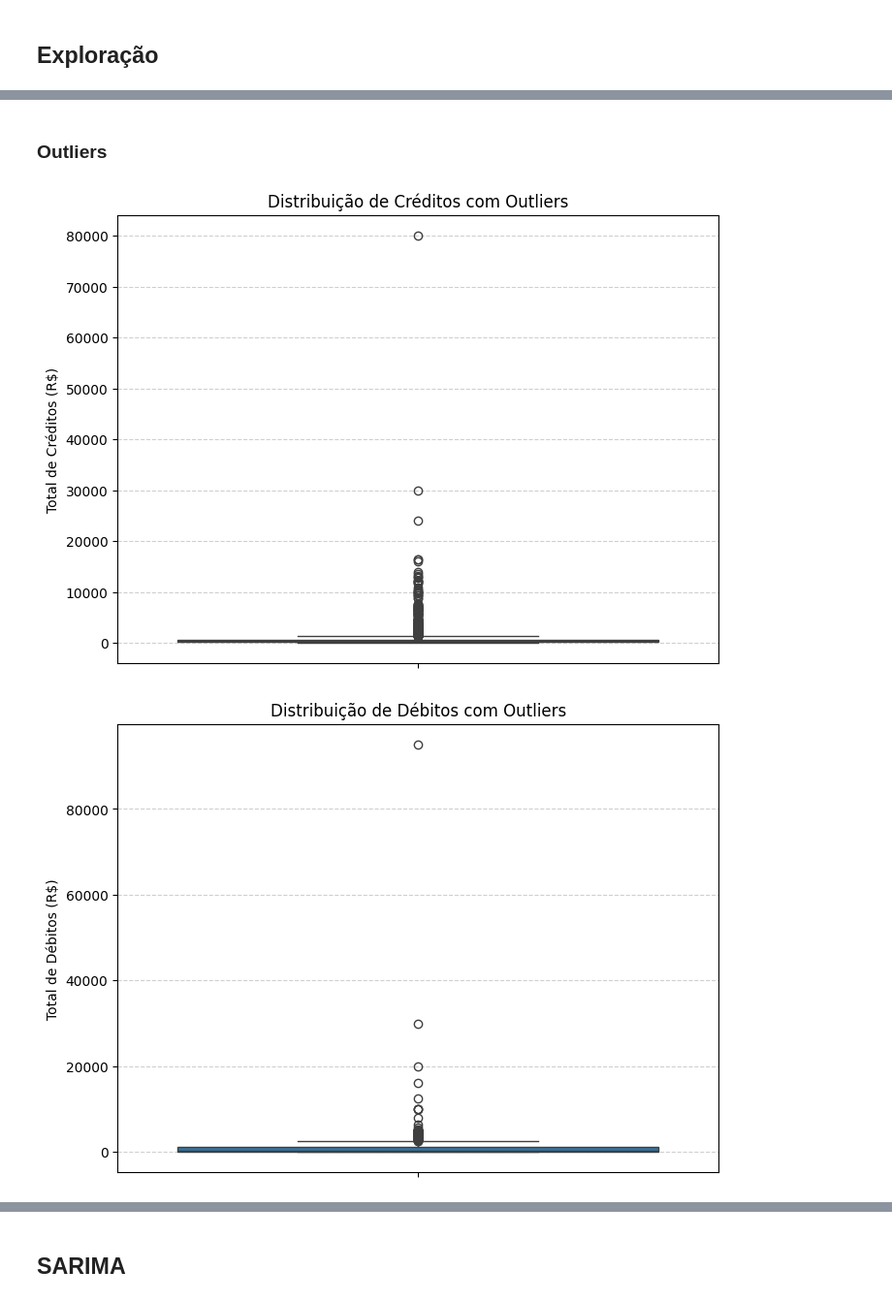
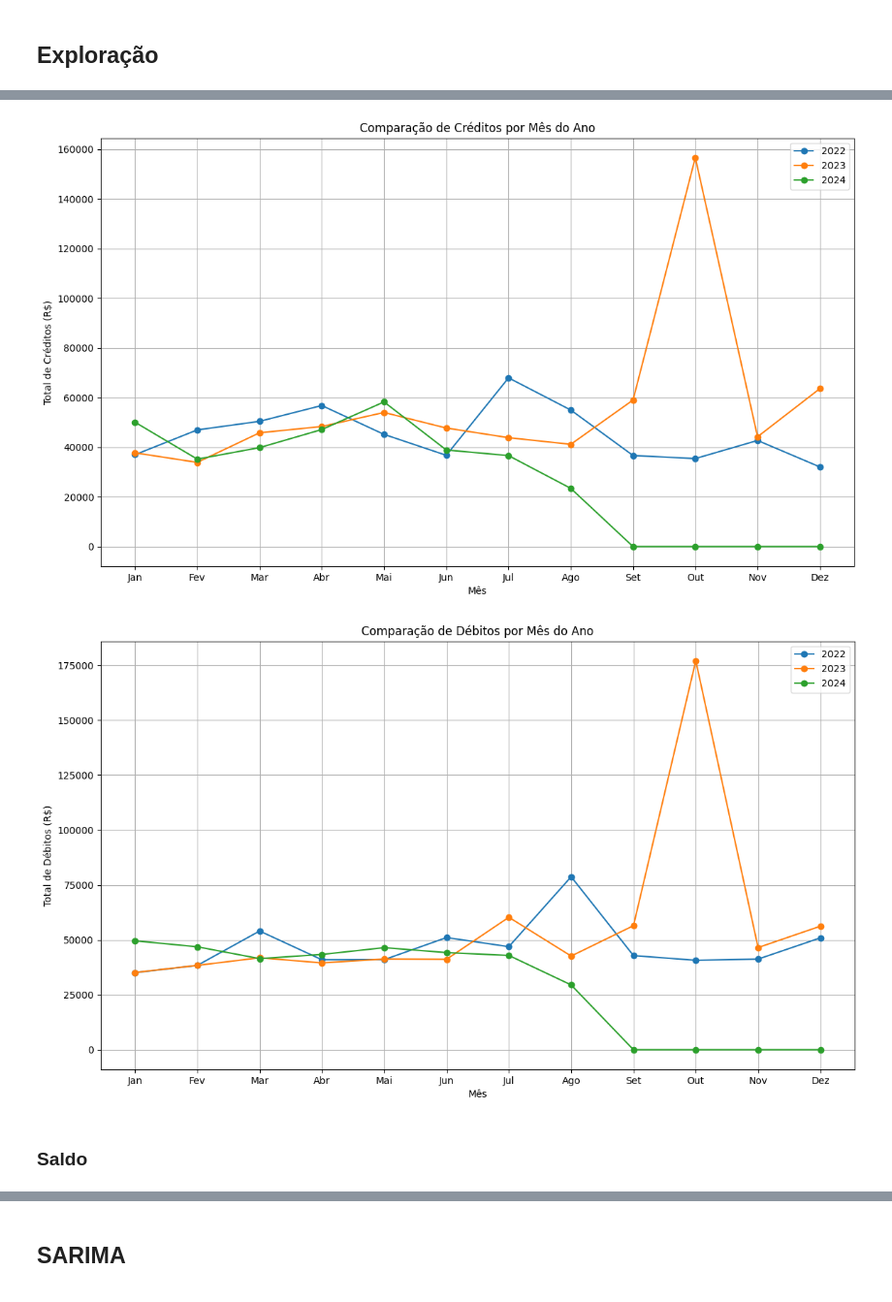
Before and after one commit to pedro-coelho-dr/dash, a Jupyter notebook: exploration/exploration.ipynb, the cells around one changed output, grey strips where cells are left out. Shown at 97% size. Drawn from its saved outputs; the diff is of its cells as text; code cells hidden in the pictures.

```diff
--- a/exploration/exploration.ipynb
+++ b/exploration/exploration.ipynb
@@ -220,22 +176,46 @@ KeyError: 2022
+# %%
+# Certificar-se de que a coluna 'date' é datetime
+df['date'] = pd.to_datetime(df['date'], errors='coerce')
+
+# Criar uma função genérica para adicionar colunas derivadas
+def preparar_dados(data, tipo):
+    subset = data[data['type'] == tipo].copy()
+    return subset
+
+# Preparar dados de crédito e débito
+credito = preparar_dados(df, 'CREDITO')
+debito = preparar_dados(df, 'DEBITO')
+
+# Função para agrupar e pivotar por mês e ano
+def agrupar_e_pivotar_por_mes(data, valor_col):
+    data['month'] = data['date'].dt.month
+    data['year'] = data['date'].dt.year
+    agrupados = data.groupby(['month', 'year'])[valor_col].sum().reset_index()
+    pivotados = agrupados.pivot(index='month', columns='year', values=valor_col).fillna(0)
+    return pivotados
+
+# Agregar e pivotar dados
+credito_pivot = agrupar_e_pivotar_por_mes(credito, 'value')
+debito_pivot = agrupar_e_pivotar_por_mes(debito, 'value')
+
+# Função para plotar dados por mês
+def plotar_por_mes(pivot_data, titulo, ylabel):
+    plt.figure(figsize=(14, 8))
+    for ano in pivot_data.columns:
+        plt.plot(pivot_data.index, pivot_data[ano], label=str(ano), marker='o')
+    plt.title(titulo)
+    plt.xlabel('Mês')
+    plt.ylabel(ylabel)
+    plt.xticks(range(1, 13), ['Jan', 'Fev', 'Mar', 'Abr', 'Mai', 'Jun', 'Jul', 'Ago', 'Set', 'Out', 'Nov', 'Dez'])
+    plt.legend()
+    plt.grid()
+    plt.show()
+
+# Plotar dados de créditos e débitos por mês
+plotar_por_mes(credito_pivot, 'Comparação de Créditos por Mês do Ano', 'Total de Créditos (R$)')
+plotar_por_mes(debito_pivot, 'Comparação de Débitos por Mês do Ano', 'Total de Débitos (R$)')
+# %% [output]
+[figure, added]
+[figure, added]
 # %% [markdown]
-### Outliers
+### Saldo
-# %%
-
-# Boxplot para Créditos (todas as entradas)
-plt.figure(figsize=(8, 6))
-sns.boxplot(y=credito['value'])
-plt.title('Distribuição de Créditos com Outliers')
-plt.ylabel('Total de Créditos (R$)')
-plt.grid(axis='y', linestyle='--', alpha=0.6)
-plt.show()
-
-# Boxplot para Débitos (todas as entradas)
-plt.figure(figsize=(8, 6))
-sns.boxplot(y=debito['value'])
-plt.title('Distribuição de Débitos com Outliers')
-plt.ylabel('Total de Débitos (R$)')
-plt.grid(axis='y', linestyle='--', alpha=0.6)
-plt.show()
-# %% [output]
-[figure, removed]
-[figure, removed]
```
Also changed, not shown: parts of 23 cells of this notebook, 1 other file.
